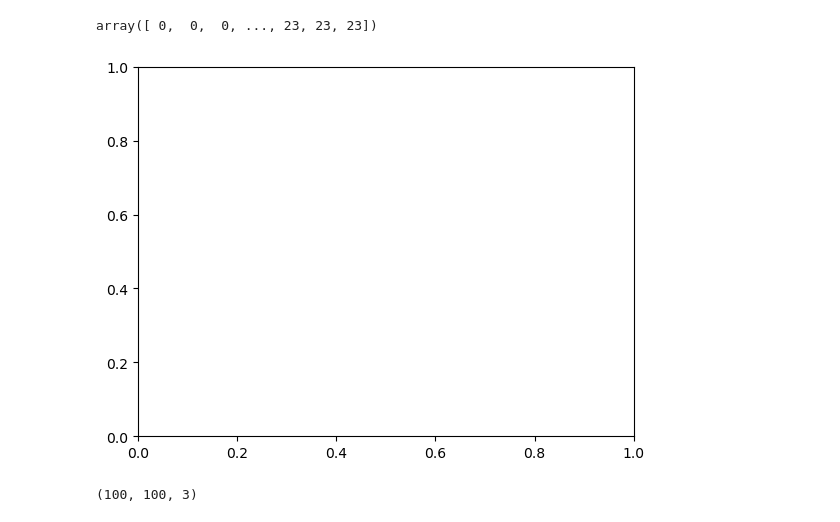
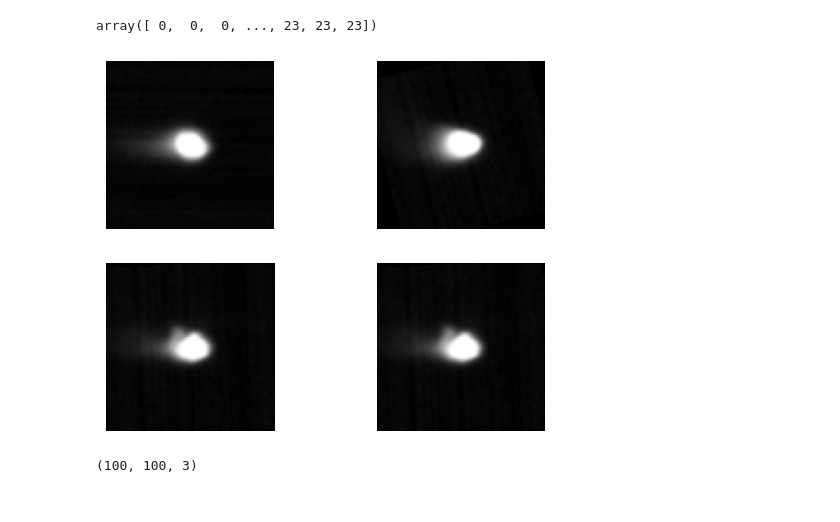
Before and after one commit to satomm1/LPBF_Cluster_And_XAI, a Jupyter notebook: src/K-Means Example Plotting.ipynb, the cells around one changed output. Saved outputs shown, nothing was run; the diff lists cells and outputs as text; code cells hidden in the pictures.

Commit message:
Update the file for plotting example clusters

```diff
--- a/src/K-Means Example Plotting.ipynb
+++ b/src/K-Means Example Plotting.ipynb
@@ -63,24 +63,33 @@ labels
 # %% [output]
 array([ 0,  0,  0, ..., 23, 23, 23])
 # %%
-MELT_POOL_CLASS = 0
+MELT_POOL_CLASS = 4
 
 indx = np.where(labels == MELT_POOL_CLASS)[0]
 image_names = np.array(data['image_name'])[indx]
 total_images = len(image_names)
 selected_img_indx = np.random.randint(0,total_images,4)
 selected_img_name = image_names[selected_img_indx]
 
-fig, ax = plt.subplots()
+fig, ax = plt.subplots(2,2)
 
 ### CONTINUE WITH PLOTTING ###
 
+x = 0
+y = 0
 for name in selected_img_name:
     layer_num = name[:name.find('_')]
     full_img_name = '../../Melt Pool Camera Preprocessed PNG/' + layer_num + '/' + name
     image = cv2.imread(full_img_name)
+    ax[x, y].imshow(image)
+    ax[x, y].axis('off')
+    if x == 1:
+        x = 0
+        y += 1
+    else:
+        x = 1
 # %% [output]
-[figure, old version]
+[figure, new version]
 # %%
 image.shape
 # %% [output]
```
Also changed, not shown: parts of 3 cells of this notebook.
